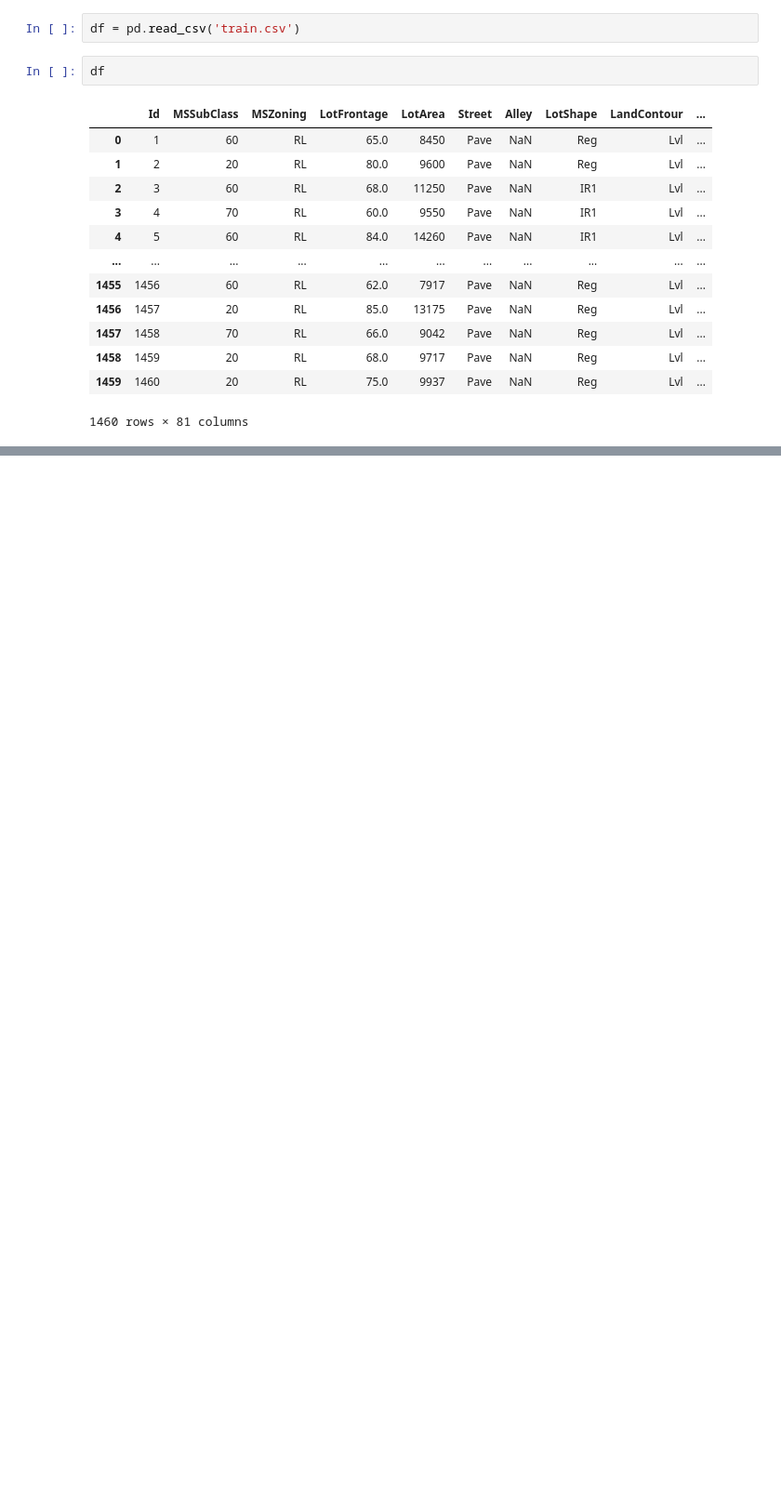
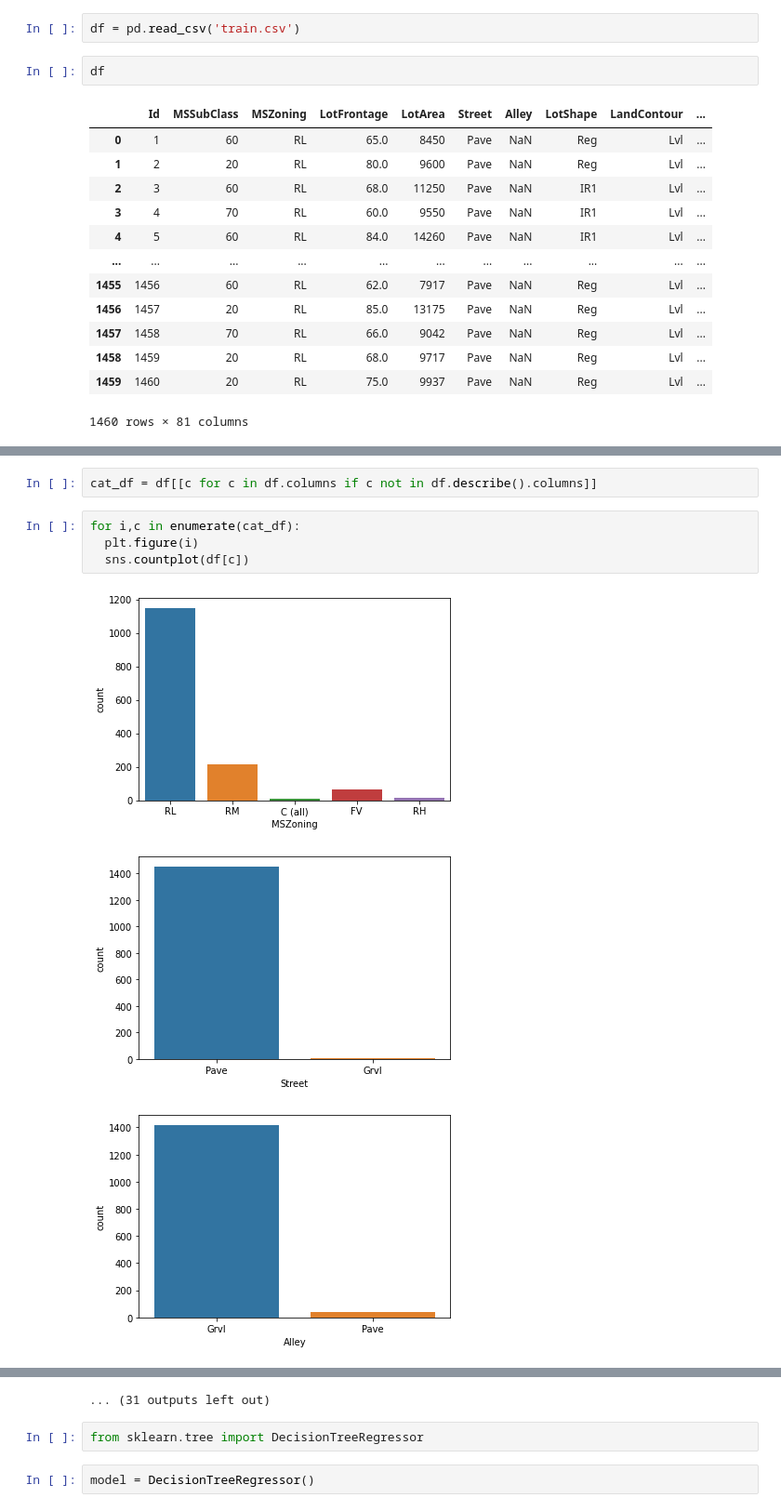
Before and after one commit to martydom/housePrices, a Jupyter notebook: House_Price_Prediction_Kaggle.ipynb, the cells around one changed output, grey strips where cells are left out. Shown at 93% size. Cells and saved outputs as stored; diff of their text form; blank space fills up the shorter version.

```diff
--- a/House_Price_Prediction_Kaggle.ipynb
+++ b/House_Price_Prediction_Kaggle.ipynb
@@ -44,0 +133,10 @@ df
+# %%
+cat_df = df[[c for c in df.columns if c not in df.describe().columns]]
+# %%
+for i,c in enumerate(cat_df):
+  plt.figure(i)
+  sns.countplot(df[c])
+# %% [output]
+[figure, added]
+[figure, added]
+[figure, added]
@@ -44,0 +152,5 @@ df
+... (31 outputs left out)
+# %%
+from sklearn.tree import DecisionTreeRegressor
+# %%
+model = DecisionTreeRegressor()
```
Also changed, not shown: parts of 11 cells of this notebook.
